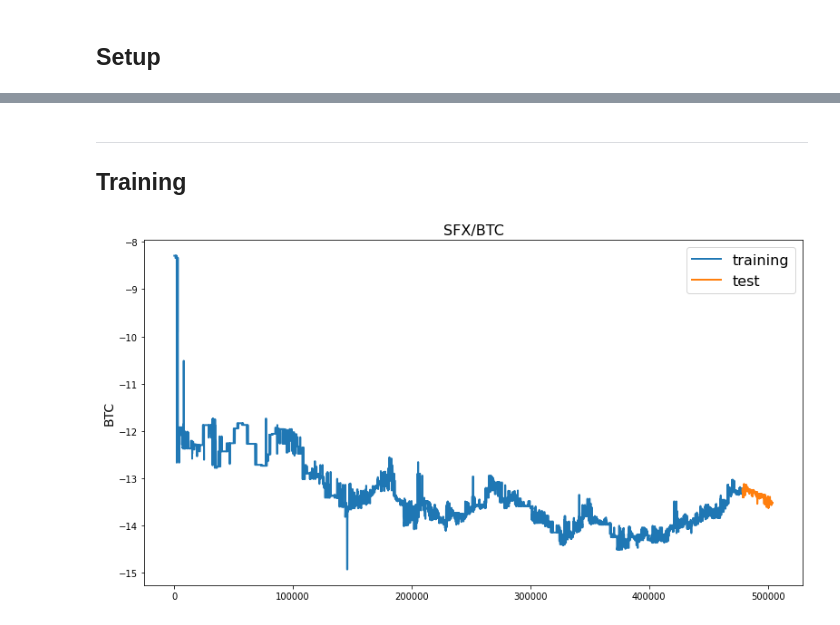
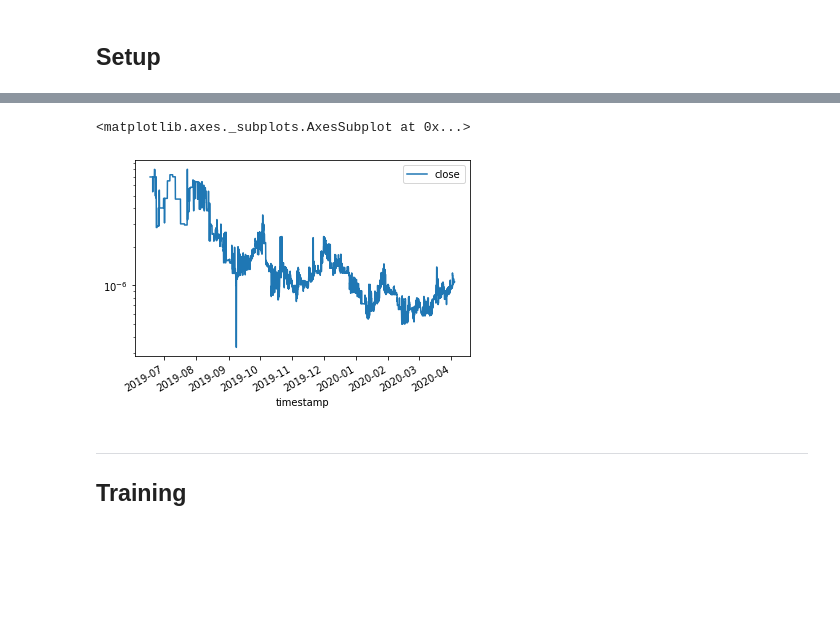
Before and after one commit to collinarnett/xcalibra_trading_bot, a Jupyter notebook: safex_trading_bot.ipynb, the cells around one changed output, grey strips where cells are left out. Saved outputs shown, nothing was run; the diff lists cells and outputs as text; code cells hidden in the pictures; blank space fills up the shorter version.

```diff
--- a/safex_trading_bot.ipynb
+++ b/safex_trading_bot.ipynb
@@ -44,24 +79,8 @@ df.describe()
+# %%
+df[500:].plot(y='close', logy=True)
+# %% [output]
+<matplotlib.axes._subplots.AxesSubplot at 0x...>
+[figure, added]
 # %% [markdown]
 -------
 ## Training
-# %%
-hist = df
-def train_test_split(df, test_size=0.2):
-    split_row = len(df) - int(test_size * len(df))
-    train_data = df.iloc[:split_row]
-    test_data = df.iloc[split_row:]
-    return train_data, test_data
-
-train, test = train_test_split(hist, test_size=0.05)
-
-def line_plot(line1, line2, label1=None, label2=None, title='', lw=2):
-    fig, ax = plt.subplots(1, figsize=(13, 7))
-    ax.plot(line1, label=label1, linewidth=lw)
-    ax.plot(line2, label=label2, linewidth=lw)
-    ax.set_ylabel('BTC', fontsize=14)
-    ax.set_title(title, fontsize=16)
-    ax.legend(loc='best', fontsize=16)
-
-line_plot(np.log(train['close']), np.log(test['close']), 'training', 'test', title='SFX/BTC')
-# %% [output]
-[figure, removed]
```
Also changed, not shown: parts of 27 cells of this notebook, 3 other files.
